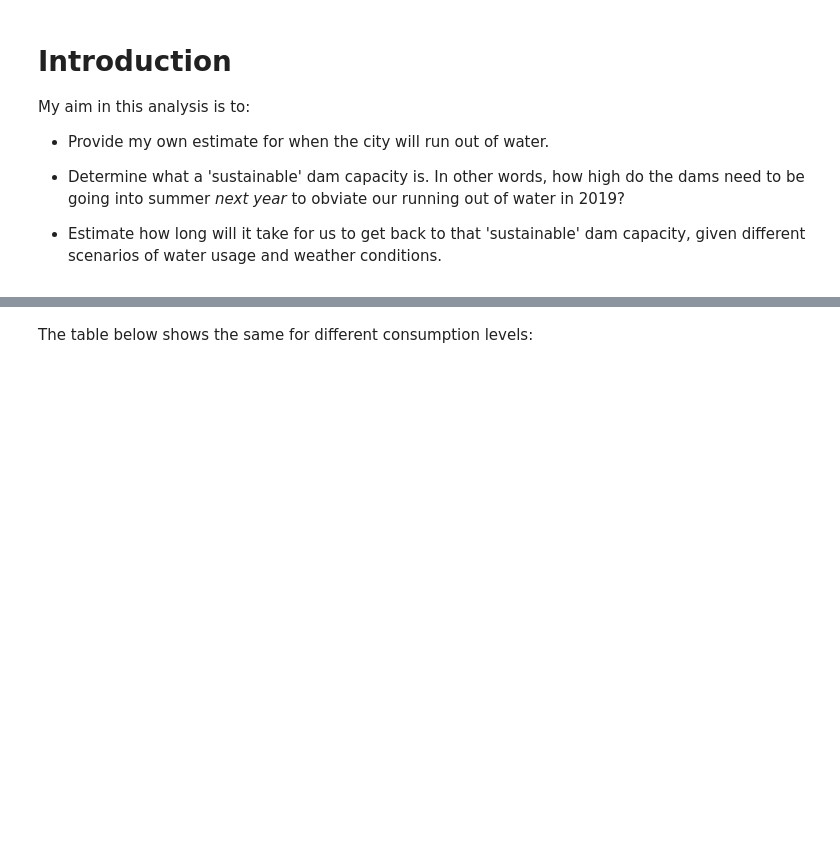
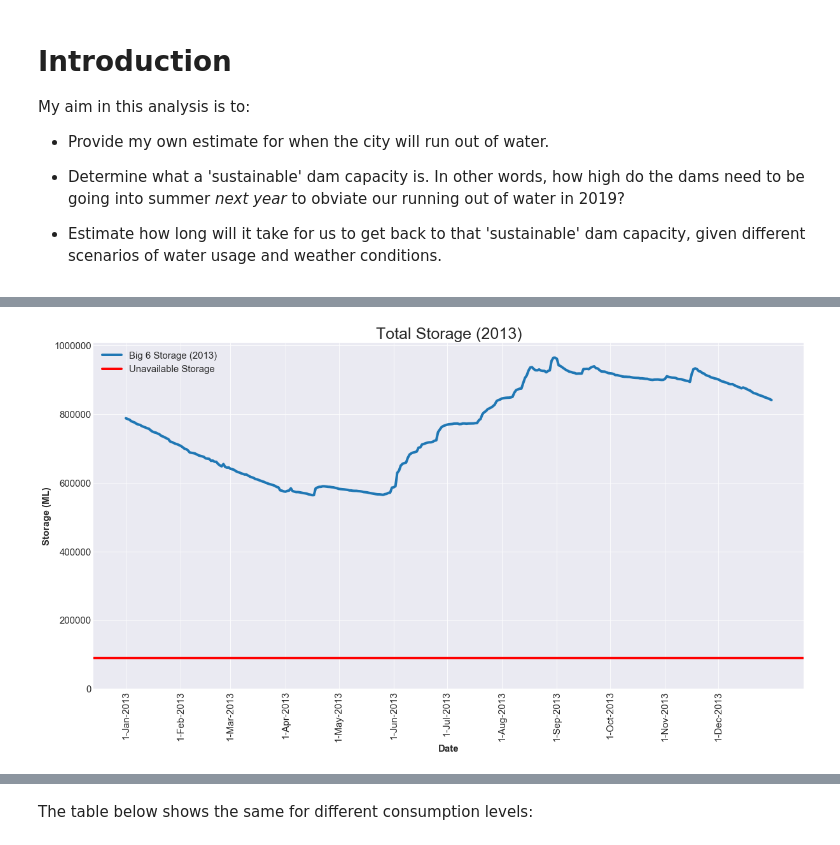
Before and after one commit to jbertscher/dam-levels, a Jupyter notebook: 1.0-dam-level-predictions.ipynb, the cells around one changed output, grey strips where cells are left out. Cells and saved outputs as stored; diff of their text form; code cells hidden in the pictures; blank space fills up the shorter version.

```diff
--- a/1.0-dam-level-predictions.ipynb
+++ b/1.0-dam-level-predictions.ipynb
@@ -60,3 +89,32 @@ capacity = capacity.append(pd.Series(capacity.apply(func = sum, axis = 0), name
+# %%
+# Sets style for pyplot graphs to match seaborn
+sns.set_style("darkgrid")
+
+df = agg_storage_ml.loc[agg_storage_ml['year'] == 2013]
+
+fig, ax = plt.subplots(figsize=[20,10]) # [w, h]
+plt.plot(range(len(df)),
+         df['storage_ml'],
+         label = 'Big 6 Storage (2013)',
+         linewidth = 4)
+ax.axhline(y = capacity.loc['total']['unavailable_storage_ml'],
+           label = 'Unavailable Storage',
+           c = 'red',
+           linewidth = 4)
+
+fd = first_day_of_month.loc[first_day_of_month['date'].dt.year == 2013]
+
+plt.xticks(fd['cumsum_dayofyear'] - 367.0, fd['daymonthyear'], rotation = 90, fontsize = 15);
+plt.xlabel('Date', fontsize = 15, fontweight = 'bold')
+
+plt.yticks(fontsize = 15)
+plt.ylabel('Storage (ML)', fontsize = 15, fontweight = 'bold')
+plt.ylim(ymin = 0)
+
+plt.legend(fontsize = 15)
+plt.title('Total Storage (2013)', fontsize = 25);
+# %% [output]
+[figure, added]
 # %%
 # Sets style for pyplot graphs to match seaborn
 sns.set_style("darkgrid")
```
Also changed, not shown: parts of 17 cells of this notebook.
